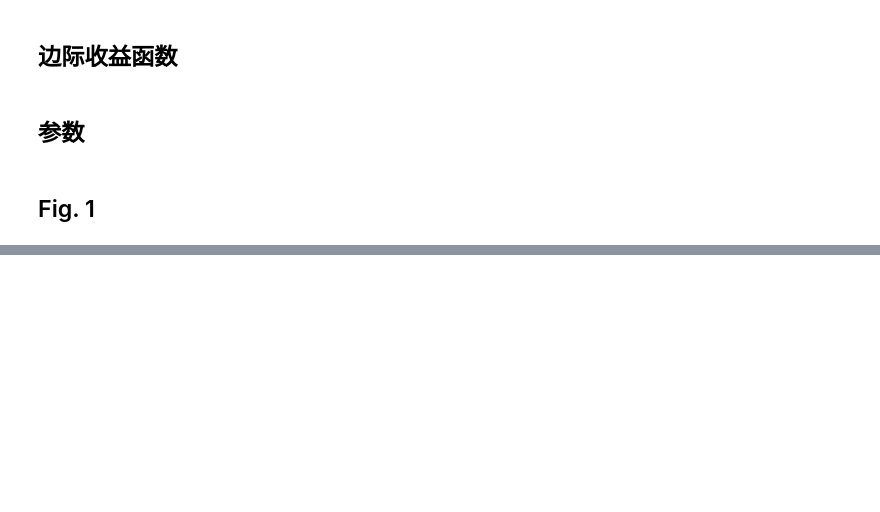
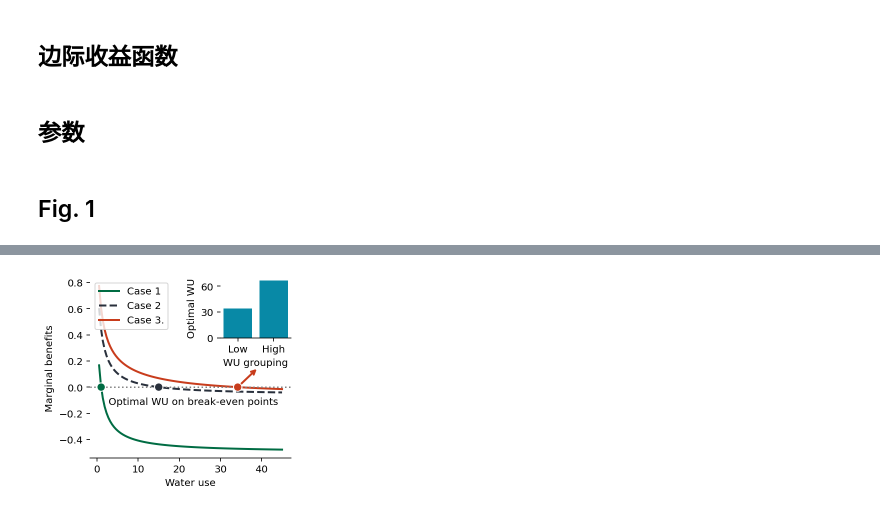
Before and after one commit to SongshGeo/Water-Allocation-Institution, a Jupyter notebook: notebooks/economic_model.ipynb, the cells around one changed output, grey strips where cells are left out. Drawn from its saved outputs; the diff is of its cells as text; code cells hidden in the pictures; blank space fills up the shorter version.

```diff
--- a/notebooks/economic_model.ipynb
+++ b/notebooks/economic_model.ipynb
@@ -23,11 +23,15 @@ nature_colors = {
 # %% [markdown]
 ## 边际收益函数
 # %%
-def du(x):
-    return 1/(x+1)
+def du(x, A):
+    return A/(x+1)
 
-def future_benefit(x1, Q, x, N):
-    return du(Q*x/(x+(N-1)*x1)) * Q * (N-1) * x1 / ((x+(N-1)*x1) * (x + (N-1)*x1))
+def future_benefit(x1, Q, x, N, A):
+    return du(Q*x/(x+(N-1)*x1), A) * Q * (N-1) * x1 / ((x+(N-1)*x1) * (x + (N-1)*x1))
+
+def optimal_f3(x, f3):
+    abs_f3 = abs(f3)
+    return x[abs_f3 == min(abs_f3)][0]
 # %% [markdown]
 ## 参数
 # %%
@@ -37,6 +41,8 @@ C = 0.5
 x1 = 15
 Q = 8
 T = 5  # Fig. 1B 才用
+C_policy = 0
+A = 1
 # %% [markdown]
 ## Fig. 1
 # %%
@@ -150,0 +62,59 @@ plt.show();
+# %%
+### Fig. 1A
+
+x = np.linspace(0.5, 45, 100)
+f1 = du(x, A) - C  # case1 before 87
+f2 = du(x, A) - C / N  # after 98
+f3 = du(x, A) - C/N + beta/(1-beta) * future_benefit(x1, Q, x, N, A)  # 87-98
+xplot3 = optimal_f3(x, f3)
+
+x_h = np.linspace(30, 75, 100)
+f3_h = du(x_h, 2) - C/N + beta/(1-beta) * future_benefit(x1, Q, x_h, N, 2)  # 87-98
+xplot3_h = optimal_f3(x_h, f3_h)
+
+fig, ax1 = plt.subplots(figsize=(3.5, 3), constrained_layout=True)
+# height = [1, 5, 5]
+# gs = fig.add_gridspec(ncols=1, nrows=3, height_ratios=height, hspace=0.0)
+# ax1 = fig.add_subplot(gs[1])
+ax = fig.add_subplot(333)
+
+ax.bar([1, 2], [xplot3, xplot3_h], color=nature_colors['NCC'])
+ax.set_xticks(range(1, 3, 1))
+ax.set_xticklabels(['Low', 'High'])
+ax.set_xlabel("WU grouping")
+ax.set_ylabel("Optimal WU")
+ax.set_yticks(range(0, 80, 30))
+for ax in [ax, ax1]:
+    ax.spines['top'].set_visible(False)
+    ax.spines['left'].set_visible(False)
+    ax.spines['right'].set_visible(False)
+    ax.spines['bottom'].set_visible(True)
+
+lw = 2
+ax1.annotate(
+    xy=(xplot3, 0),
+    xytext=(xplot3+5, 0.15),
+    text="",
+    color='black',
+    style='italic',
+    horizontalalignment='right',
+    arrowprops=dict(edgecolor=nature_colors['NS'], lw=lw, facecolor=nature_colors['NS'], arrowstyle="<-"),
+    zorder=0
+)
+
+labels = ['Case 1', 'Case 2', 'Case 3.']
+colors = [nature_colors['NG'], nature_colors['Nature'], nature_colors['NS']]
+lss = ['-', "--", "-"]
+for i, f in enumerate((f1, f2, f3)):
+    ax.plot(x, f, colors[i], lw=lw, ls=lss[i], label=labels[i], zorder=1)
+
+fig.text(0.6, 0.4, 'Optimal WU on break-even points', horizontalalignment='center')
+ax1.axhline(0, ls=':', color='gray')
+ax1.scatter([1, 15, xplot3], [0, 0, 0], marker="o", edgecolor='white', s=70, alpha=1, color=colors, zorder=2)
+ax1.legend(loc=2)
+ax1.set_xlabel("Water use")
+ax1.set_ylabel("Marginal benefits")
+plt.savefig("../figs/outputs/economic_model.pdf", format='pdf')
+plt.show();
+# %% [output]
+[figure, added]
```
Also changed, not shown: parts of 5 cells of this notebook, 27 other files.
